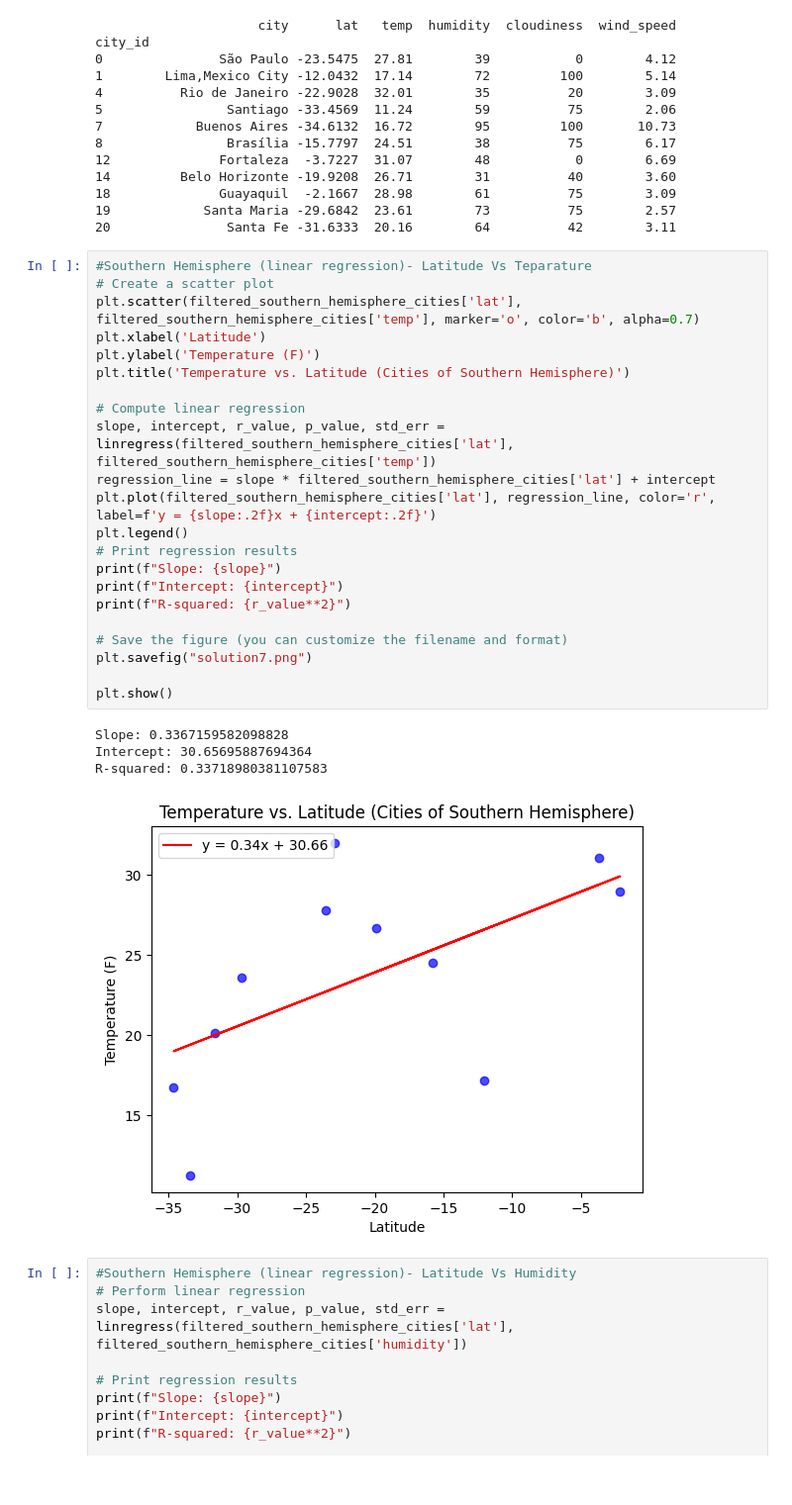
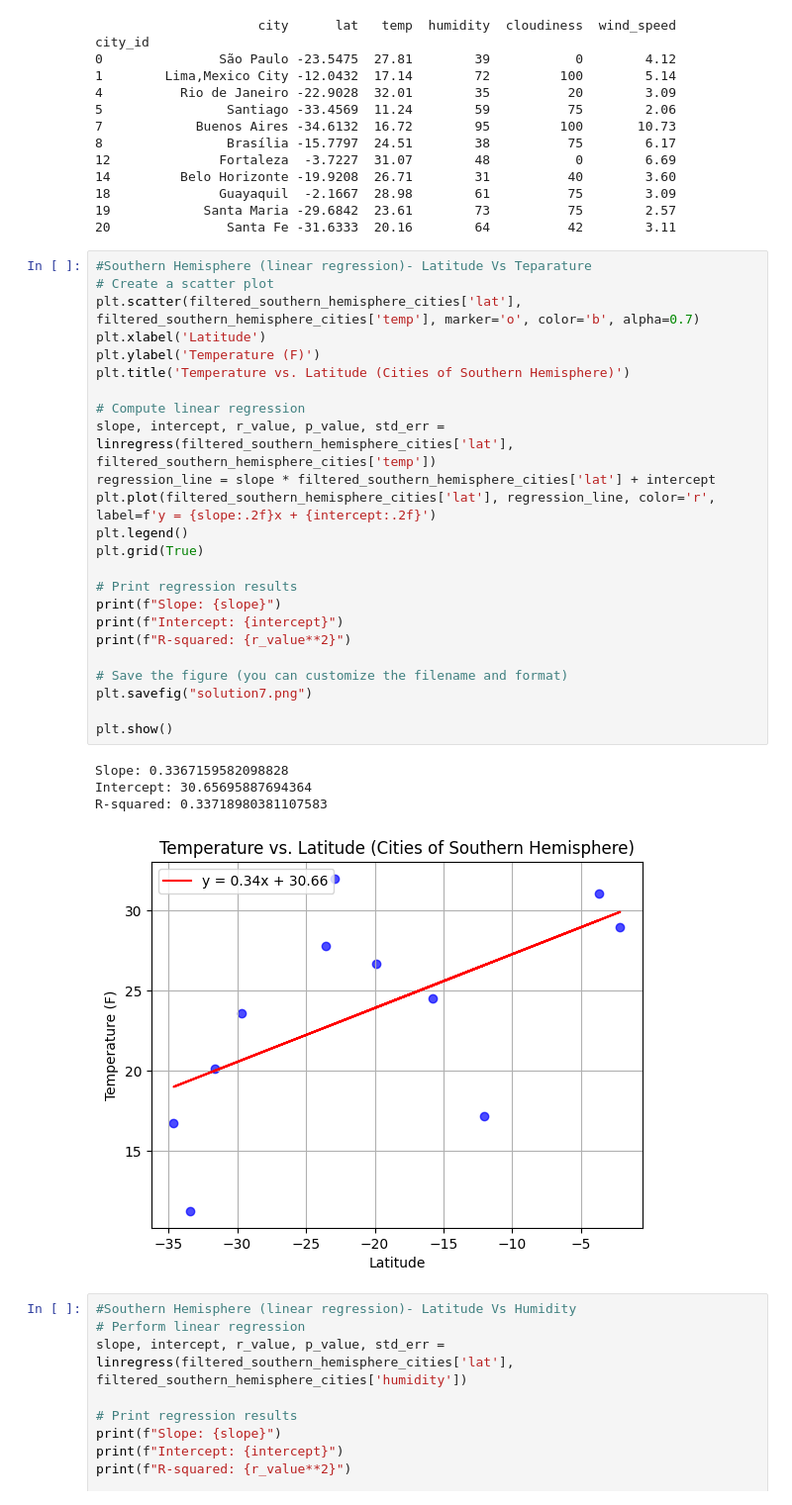
Before and after one commit to aparajita-code/python-api-challenge, a Jupyter notebook: WeatherPy/WeatherPy.ipynb, the cells around one changed output. Shown at 99% size. Drawn from its saved outputs; the diff is of its cells as text.

```diff
--- a/WeatherPy/WeatherPy.ipynb
+++ b/WeatherPy/WeatherPy.ipynb
@@ -668,30 +674,32 @@ city_id
 # %%
 #Southern Hemisphere (linear regression)- Latitude Vs Teparature
 # Create a scatter plot
 plt.scatter(filtered_southern_hemisphere_cities['lat'], filtered_southern_hemisphere_cities['temp'], marker='o', color='b', alpha=0.7)
 plt.xlabel('Latitude')
 plt.ylabel('Temperature (F)')
 plt.title('Temperature vs. Latitude (Cities of Southern Hemisphere)')
 
 # Compute linear regression
 slope, intercept, r_value, p_value, std_err = linregress(filtered_southern_hemisphere_cities['lat'], filtered_southern_hemisphere_cities['temp'])
 regression_line = slope * filtered_southern_hemisphere_cities['lat'] + intercept
 plt.plot(filtered_southern_hemisphere_cities['lat'], regression_line, color='r', label=f'y = {slope:.2f}x + {intercept:.2f}')
 plt.legend()
+plt.grid(True)
+
 # Print regression results
 print(f"Slope: {slope}")
 print(f"Intercept: {intercept}")
 print(f"R-squared: {r_value**2}")
 
 # Save the figure (you can customize the filename and format)
 plt.savefig("solution7.png")
 
 plt.show()
 # %% [output]
 Slope: 0.3367159582098828
 Intercept: 30.65695887694364
 R-squared: 0.33718980381107583
-[figure, old version]
+[figure, new version]
 # %%
 #Southern Hemisphere (linear regression)- Latitude Vs Humidity
 # Perform linear regression
```
Also changed, not shown: parts of 2 cells of this notebook, 2 other files.
